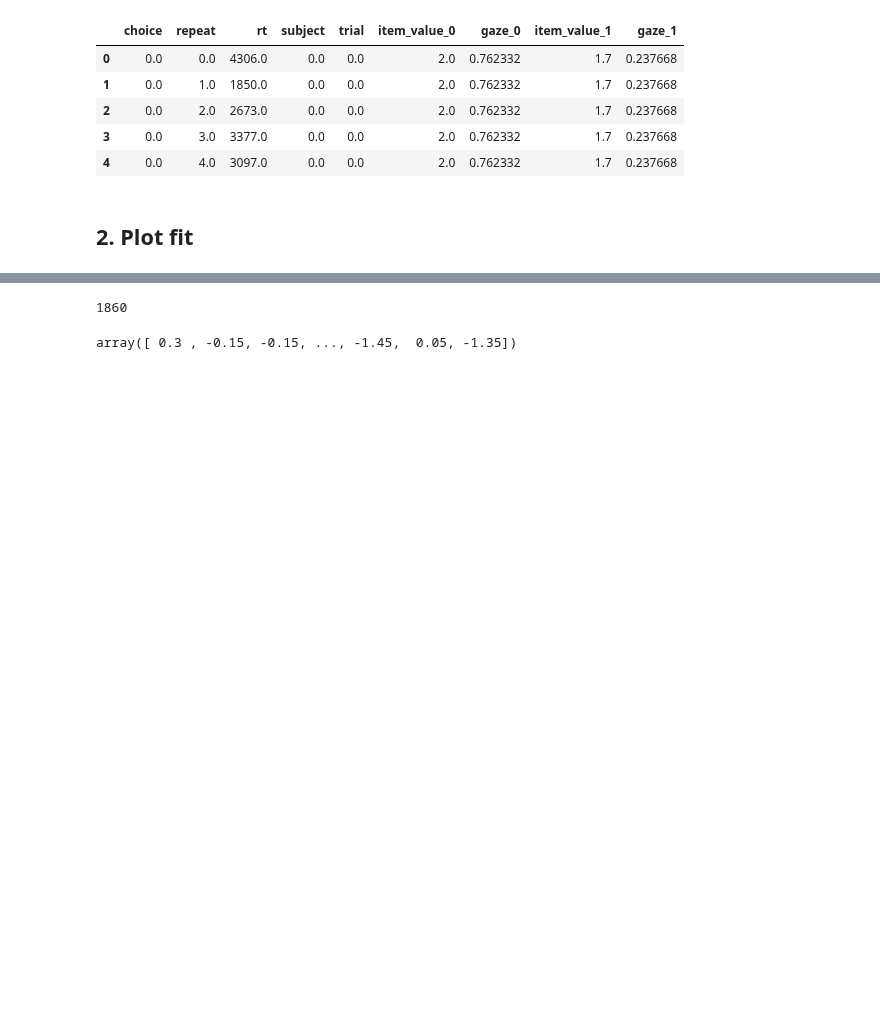
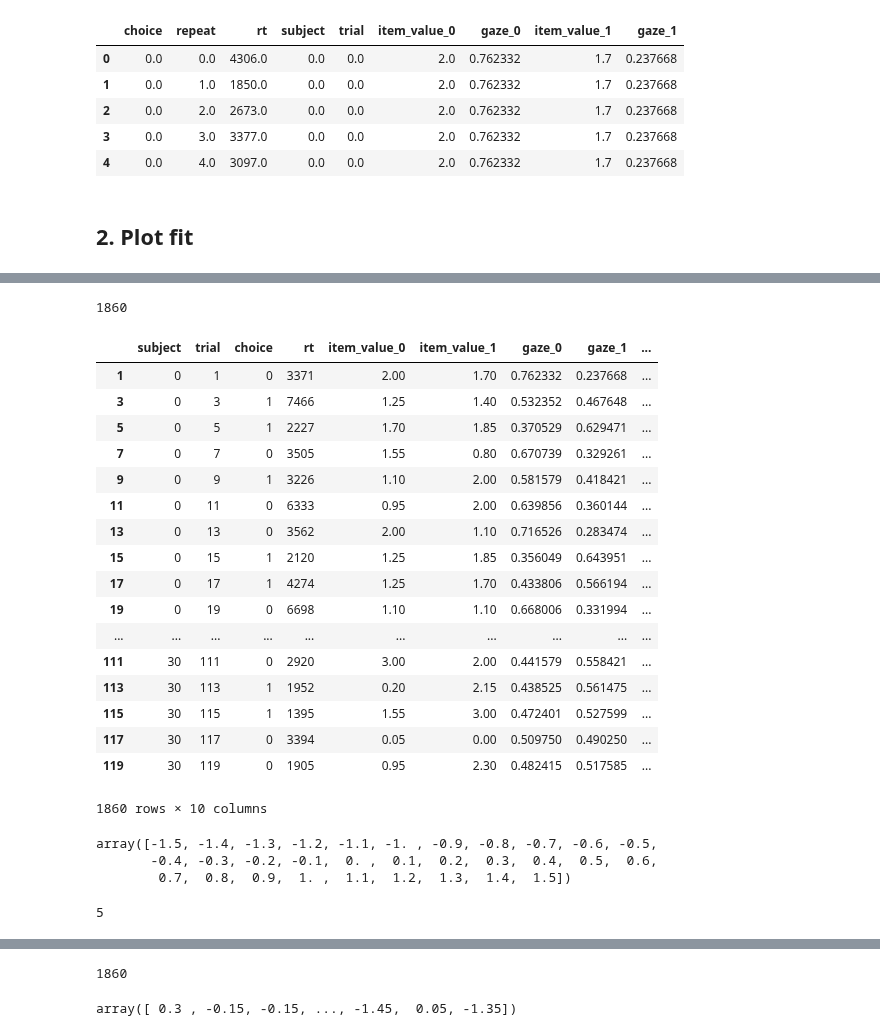
Before and after one commit to pradysepulveda/glamDDM_FF2018, a Jupyter notebook: FF2018_GLAM_hierarchical_out_of_sample_Like_NoBin_NUTS_31-Test.ipynb, the cells around one changed output, grey strips where cells are left out. Cells and saved outputs as stored; diff of their text form; code cells hidden in the pictures; blank space fills up the shorter version.

```diff
--- a/FF2018_GLAM_hierarchical_out_of_sample_Like_NoBin_NUTS_31-Test.ipynb
+++ b/FF2018_GLAM_hierarchical_out_of_sample_Like_NoBin_NUTS_31-Test.ipynb
@@ -255,0 +242,27 @@ Name: left_chosen, dtype: float64
+# %%
+df =glam.plots.add_left_minus_mean_others(df)
+
+len (df)
+# %% [output]
+1860
+# %%
+df
+# %% [output]
+|  | subject | trial | choice | rt | item_value_0 | item_value_1 | gaze_0 | gaze_1 | ... |
+| 1 | 0 | 1 | 0 | 3371 | 2.00 | 1.70 | 0.762332 | 0.237668 | ... |
+| 3 | 0 | 3 | 1 | 7466 | 1.25 | 1.40 | 0.532352 | 0.467648 | ... |
+| 5 | 0 | 5 | 1 | 2227 | 1.70 | 1.85 | 0.370529 | 0.629471 | ... |
+| 7 | 0 | 7 | 0 | 3505 | 1.55 | 0.80 | 0.670739 | 0.329261 | ... |
+| 9 | 0 | 9 | 1 | 3226 | 1.10 | 2.00 | 0.581579 | 0.418421 | ... |
+| 11 | 0 | 11 | 0 | 6333 | 0.95 | 2.00 | 0.639856 | 0.360144 | ... |
+| 13 | 0 | 13 | 0 | 3562 | 2.00 | 1.10 | 0.716526 | 0.283474 | ... |
+| 15 | 0 | 15 | 1 | 2120 | 1.25 | 1.85 | 0.356049 | 0.643951 | ... |
+| 17 | 0 | 17 | 1 | 4274 | 1.25 | 1.70 | 0.433806 | 0.566194 | ... |
+| 19 | 0 | 19 | 0 | 6698 | 1.10 | 1.10 | 0.668006 | 0.331994 | ... |
+| ... | ... | ... | ... | ... | ... | ... | ... | ... | ... |
+| 111 | 30 | 111 | 0 | 2920 | 3.00 | 2.00 | 0.441579 | 0.558421 | ... |
+| 113 | 30 | 113 | 1 | 1952 | 0.20 | 2.15 | 0.438525 | 0.561475 | ... |
+| 115 | 30 | 115 | 1 | 1395 | 1.55 | 3.00 | 0.472401 | 0.527599 | ... |
+| 117 | 30 | 117 | 0 | 3394 | 0.05 | 0.00 | 0.509750 | 0.490250 | ... |
+| 119 | 30 | 119 | 0 | 1905 | 0.95 | 2.30 | 0.482415 | 0.517585 | ... |
+1860 rows × 10 columns
@@ -255,0 +272,10 @@ Name: left_chosen, dtype: float64
+# %%
+a
+# %% [output]
+array([-1.5, -1.4, -1.3, -1.2, -1.1, -1. , -0.9, -0.8, -0.7, -0.6, -0.5,
+       -0.4, -0.3, -0.2, -0.1,  0. ,  0.1,  0.2,  0.3,  0.4,  0.5,  0.6,
+        0.7,  0.8,  0.9,  1. ,  1.1,  1.2,  1.3,  1.4,  1.5])
+# %%
+x[np.where(a==-1)[0][0]]
+# %% [output]
+5
```
Also changed, not shown: parts of 32 cells of this notebook, 4 other files.
